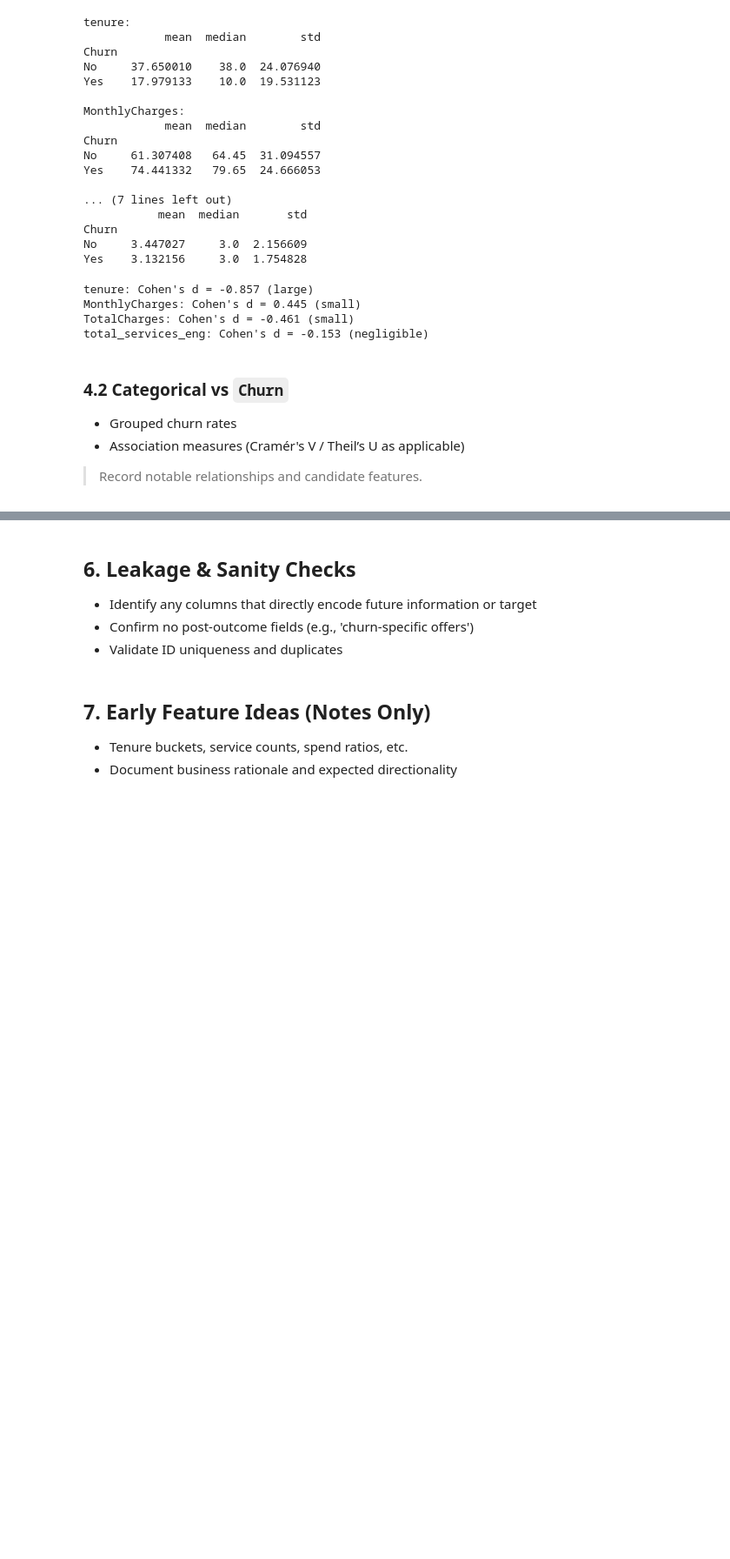
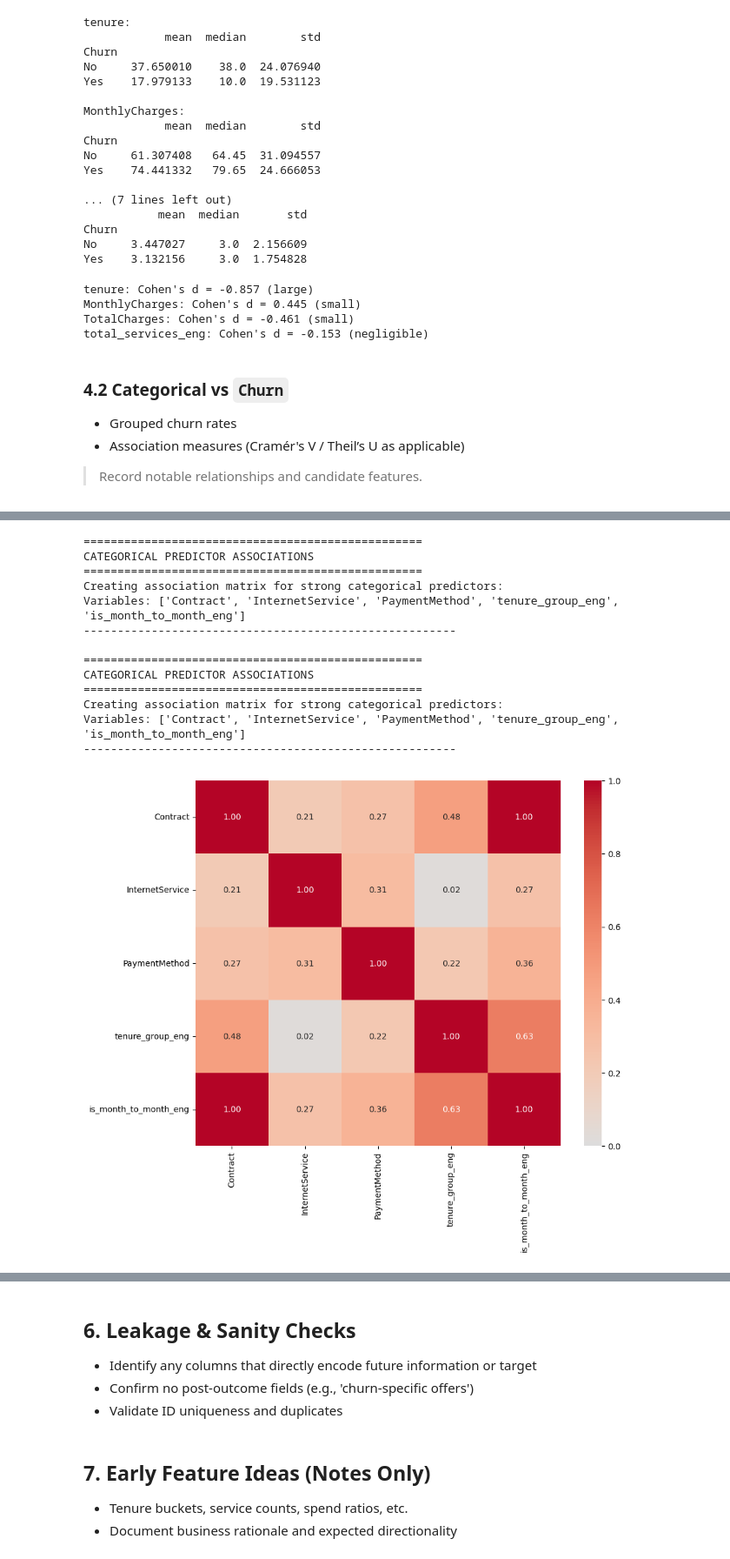
Before and after one commit to amschiltz/springboard_projects, a Jupyter notebook: Capstone_2/notebooks/02_telco_churn_eda_ams.ipynb, the cells around one changed output, grey strips where cells are left out. Shown: that part at 87% size. Cells and saved outputs as stored; diff of their text form; code cells hidden in the pictures; blank space fills up the shorter version.

```diff
--- a/Capstone_2/notebooks/02_telco_churn_eda_ams.ipynb
+++ b/Capstone_2/notebooks/02_telco_churn_eda_ams.ipynb
@@ -469,0 +518,76 @@ BIVARIATE SUMMARY: CHURN PREDICTORS BY TYPE
+# %%
+# 5.2 Categorical collinearity - association matrix using dython
+try:
+    from dython.nominal import associations
+    dython_available = True
+except ImportError:
+    print("Installing dython package...")
+    import subprocess
+    import sys
+    subprocess.check_call([sys.executable, "-m", "pip", "install", "dython"])
+    from dython.nominal import associations
+    dython_available = True
+
+print("\n" + "="*50)
+print("CATEGORICAL PREDICTOR ASSOCIATIONS")
+print("="*50)
+
+# Focus on stronger categorical predictors (Cramér's V > 0.3 from bivariate analysis)
+strong_categoricals = ['Contract', 'InternetService', 'PaymentMethod',
+                      'tenure_group_eng', 'is_month_to_month_eng']
+
+print("Creating association matrix for strong categorical predictors:")
+print(f"Variables: {strong_categoricals}")
+print("-" * 55)
+
+# Create association matrix with visualization
+assoc_results = associations(telco_clean[strong_categoricals],
+                           nominal_columns=strong_categoricals,
+                           plot=True,
+                           figsize=(10, 8),
+                           annot=True,
+                           cmap='coolwarm')
+
+# Extract the association matrix for analysis
+assoc_matrix = assoc_results['corr']
+
+print(f"\nAssociation Matrix (Cramér's V):")
+print("-" * 35)
+print(assoc_matrix.round(3))
+
+# Identify high associations (>0.5) excluding diagonal
+print(f"\nHIGH ASSOCIATIONS (Cramér's V > 0.5):")
+print("-" * 40)
+high_assoc_found = False
+for i in range(len(strong_categoricals)):
+    for j in range(i+1, len(strong_categoricals)):
+        var1, var2 = strong_categoricals[i], strong_categoricals[j]
+        cramers_v = assoc_matrix.iloc[i, j]
+
+        if cramers_v > 0.5:
+            print(f"⚠️  {var1} ↔ {var2}: {cramers_v:.3f} (likely redundant)")
+            high_assoc_found = True
+
+if not high_assoc_found:
+    print("No highly redundant pairs found (all < 0.5)")
+
+print(f"\nMODELING RECOMMENDATIONS:")
+print("-" * 25)
+print("• Review pairs with Cramér's V > 0.5 for potential redundancy")
+print("• 'Contract' and 'is_month_to_month_eng' are conceptually similar")
+print("• Keep the predictor with stronger effect size from bivariate analysis")
+# %% [output]
+==================================================
+CATEGORICAL PREDICTOR ASSOCIATIONS
+==================================================
+Creating association matrix for strong categorical predictors:
+Variables: ['Contract', 'InternetService', 'PaymentMethod', 'tenure_group_eng', 'is_month_to_month_eng']
+-------------------------------------------------------
+
+==================================================
+CATEGORICAL PREDICTOR ASSOCIATIONS
+==================================================
+Creating association matrix for strong categorical predictors:
+Variables: ['Contract', 'InternetService', 'PaymentMethod', 'tenure_group_eng', 'is_month_to_month_eng']
+-------------------------------------------------------
+[figure, added]
```
Also changed, not shown: parts of 19 cells of this notebook.
